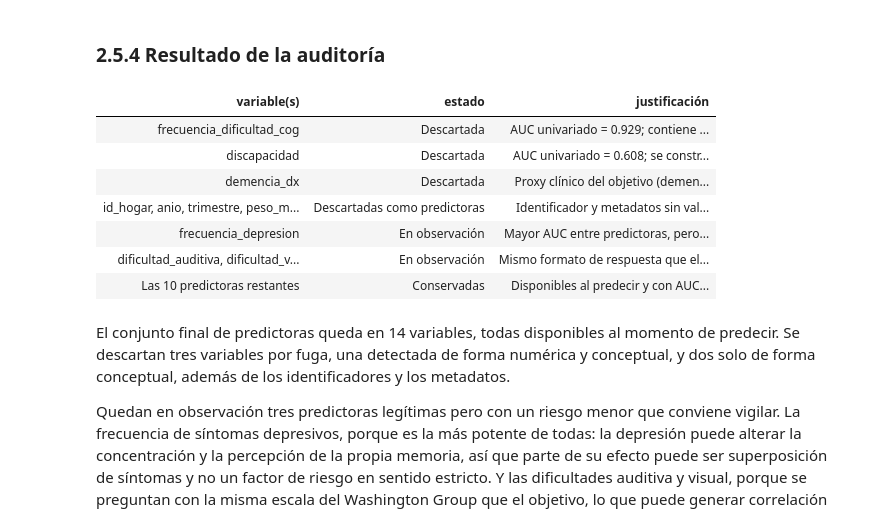
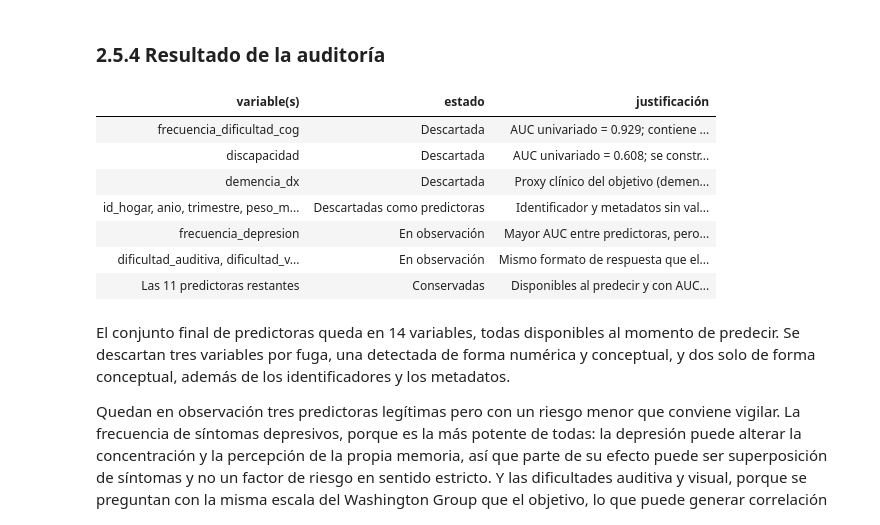
Before and after one commit to Ghuguetb/Proyecto-de-investigacion-ML-DCS, a Jupyter notebook: notebooks/03_fuga_y_preprocesamiento.ipynb, the cells around one changed output. Drawn from its saved outputs; the diff is of its cells as text; code cells hidden in the pictures.

```diff
--- a/notebooks/03_fuga_y_preprocesamiento.ipynb
+++ b/notebooks/03_fuga_y_preprocesamiento.ipynb
@@ -206,25 +206,25 @@ regala la respuesta.
 # %%
 resultado = pd.DataFrame([
     ("frecuencia_dificultad_cog", "Descartada", f"AUC univariado = {auc_uni.loc['frecuencia_dificultad_cog', 'AUC']:.3f}; contiene el objetivo (faltante estructural)."),
     ("discapacidad", "Descartada", f"AUC univariado = {auc_uni.loc['discapacidad', 'AUC']:.3f}; se construye con la pregunta objetivo."),
     ("demencia_dx", "Descartada", "Proxy clínico del objetivo (demencia = deterioro cognitivo), aunque su AUC es bajo por ser rara."),
     ("id_hogar, anio, trimestre, peso_muestral", "Descartadas como predictoras", "Identificador y metadatos sin valor explicativo."),
     ("frecuencia_depresion", "En observación", "Mayor AUC entre predictoras, pero muy por debajo del umbral de alerta y conceptualmente distinta."),
     ("dificultad_auditiva, dificultad_visual", "En observación", "Mismo formato de respuesta que el objetivo (Washington Group): posible sesgo de estilo de respuesta."),
-    ("Las 10 predictoras restantes", "Conservadas",
+    ("Las 11 predictoras restantes", "Conservadas",
      "Disponibles al predecir y con AUC univariado entre {:.3f} y {:.3f}.".format(
          *auc_uni.loc[[c for c in PREDICTORAS if c not in ["frecuencia_depresion", "dificultad_auditiva", "dificultad_visual"]], "AUC"].agg(["min", "max"]))),
 ], columns=["variable(s)", "estado", "justificación"])
 display(resultado.style.hide(axis="index").set_properties(**{"text-align": "left"}))
 # %% [output]
 | variable(s) | estado | justificación |
 | frecuencia_dificultad_cog | Descartada | AUC univariado = 0.929; contiene ... |
 | discapacidad | Descartada | AUC univariado = 0.608; se constr... |
 | demencia_dx | Descartada | Proxy clínico del objetivo (demen... |
 | id_hogar, anio, trimestre, peso_m... | Descartadas como predictoras | Identificador y metadatos sin val... |
 | frecuencia_depresion | En observación | Mayor AUC entre predictoras, pero... |
 | dificultad_auditiva, dificultad_v... | En observación | Mismo formato de respuesta que el... |
-| Las 10 predictoras restantes | Conservadas | Disponibles al predecir y con AUC... |
+| Las 11 predictoras restantes | Conservadas | Disponibles al predecir y con AUC... |
 # %% [markdown]
 El conjunto final de predictoras queda en 14 variables, todas disponibles al momento de predecir.
 Se descartan tres variables por fuga, una detectada de forma numérica y conceptual, y dos solo de
```
Also changed, not shown: 5 other files.
